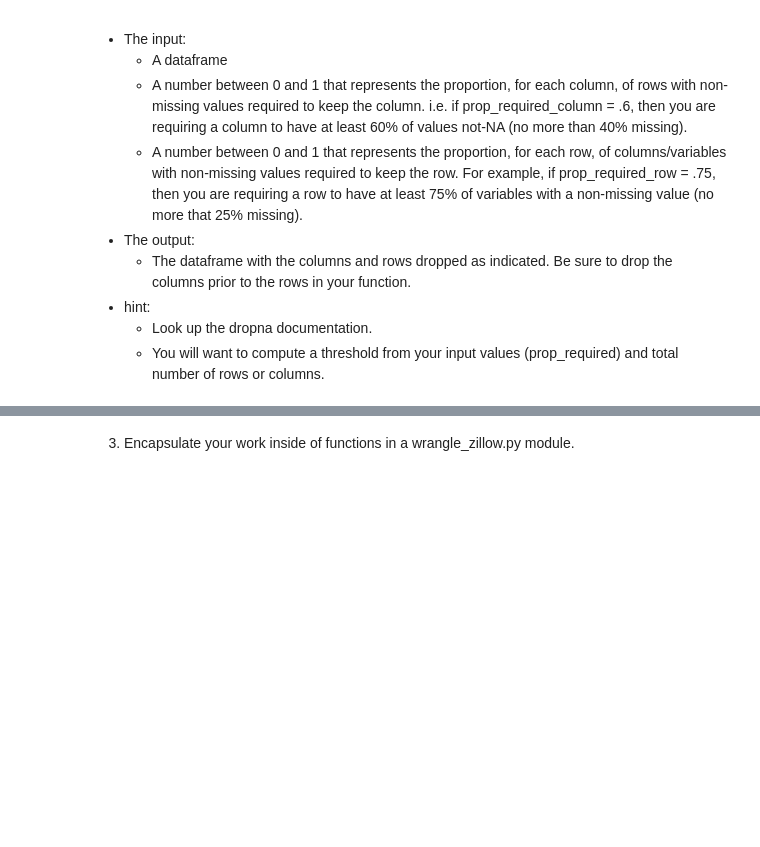
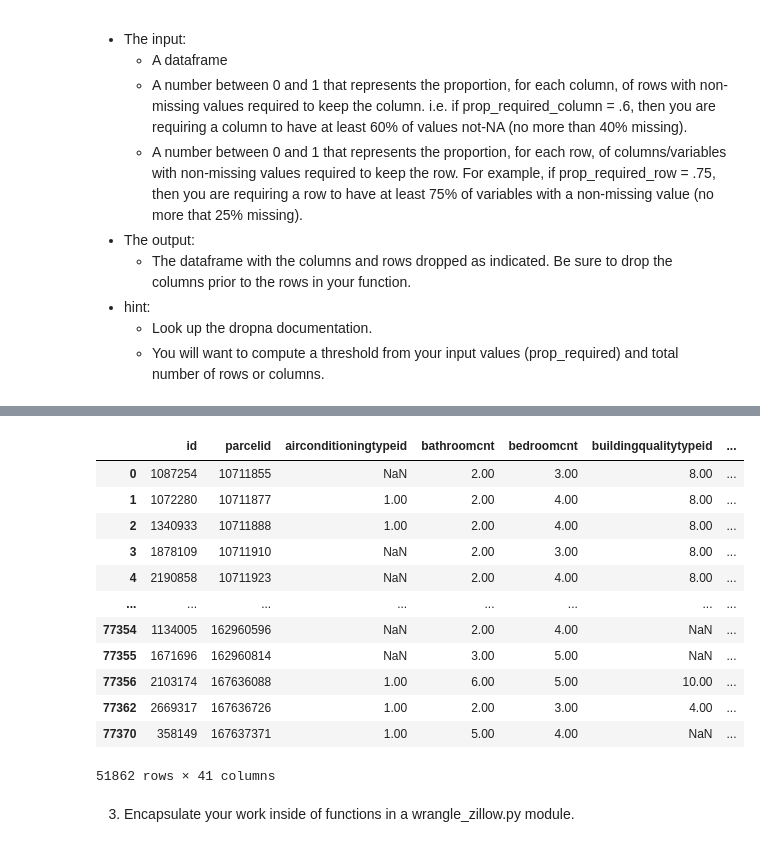
Before and after one commit to Marc-Aradillas/clustering-exercises, a Jupyter notebook: zillow.ipynb, the cells around one changed output, grey strips where cells are left out. Drawn from its saved outputs; the diff is of its cells as text; code cells hidden in the pictures; blank space fills up the shorter version.

```diff
--- a/zillow.ipynb
+++ b/zillow.ipynb
@@ -332,0 +363,2 @@ None
+# %%
+df = df[df['propertylandusetypeid'] == 261]
@@ -345,3 +400,21 @@ None
+# %%
+df2 = wrangle.handle_missing_values(df, prop_required_column=0.10, prop_required_row=0.50)
+# %%
+df2
+# %% [output]
+|  | id | parcelid | airconditioningtypeid | bathroomcnt | bedroomcnt | buildingqualitytypeid | ... |
+| 0 | 1087254 | 10711855 | NaN | 2.00 | 3.00 | 8.00 | ... |
+| 1 | 1072280 | 10711877 | 1.00 | 2.00 | 4.00 | 8.00 | ... |
+| 2 | 1340933 | 10711888 | 1.00 | 2.00 | 4.00 | 8.00 | ... |
+| 3 | 1878109 | 10711910 | NaN | 2.00 | 3.00 | 8.00 | ... |
+| 4 | 2190858 | 10711923 | NaN | 2.00 | 4.00 | 8.00 | ... |
+| ... | ... | ... | ... | ... | ... | ... | ... |
+| 77354 | 1134005 | 162960596 | NaN | 2.00 | 4.00 | NaN | ... |
+| 77355 | 1671696 | 162960814 | NaN | 3.00 | 5.00 | NaN | ... |
+| 77356 | 2103174 | 167636088 | 1.00 | 6.00 | 5.00 | 10.00 | ... |
+| 77362 | 2669317 | 167636726 | 1.00 | 2.00 | 3.00 | 4.00 | ... |
+| 77370 | 358149 | 167637371 | 1.00 | 5.00 | 4.00 | NaN | ... |
+51862 rows × 41 columns
 # %% [markdown]
 3. Encapsulate your work inside of functions in a wrangle_zillow.py module.
 # %% [markdown]
```
Also changed, not shown: parts of 6 cells of this notebook, 3 other files.
